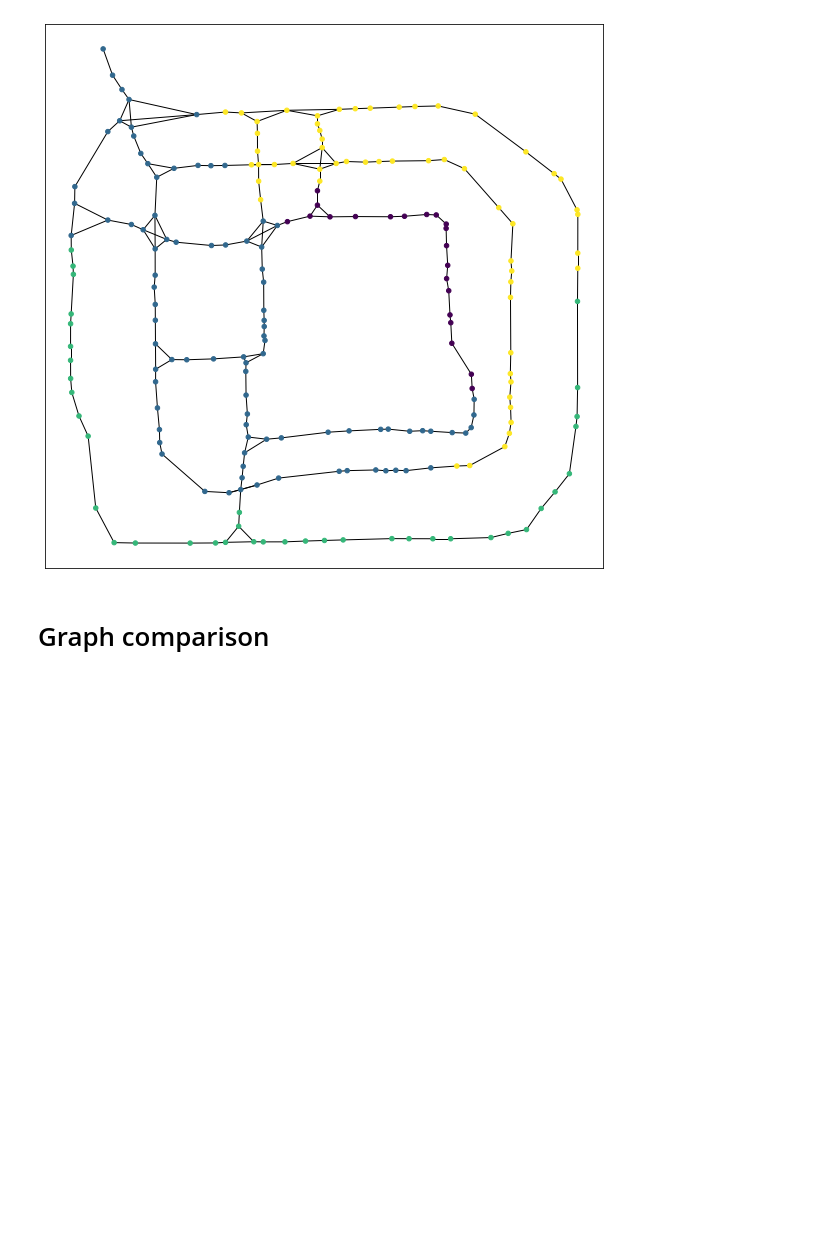
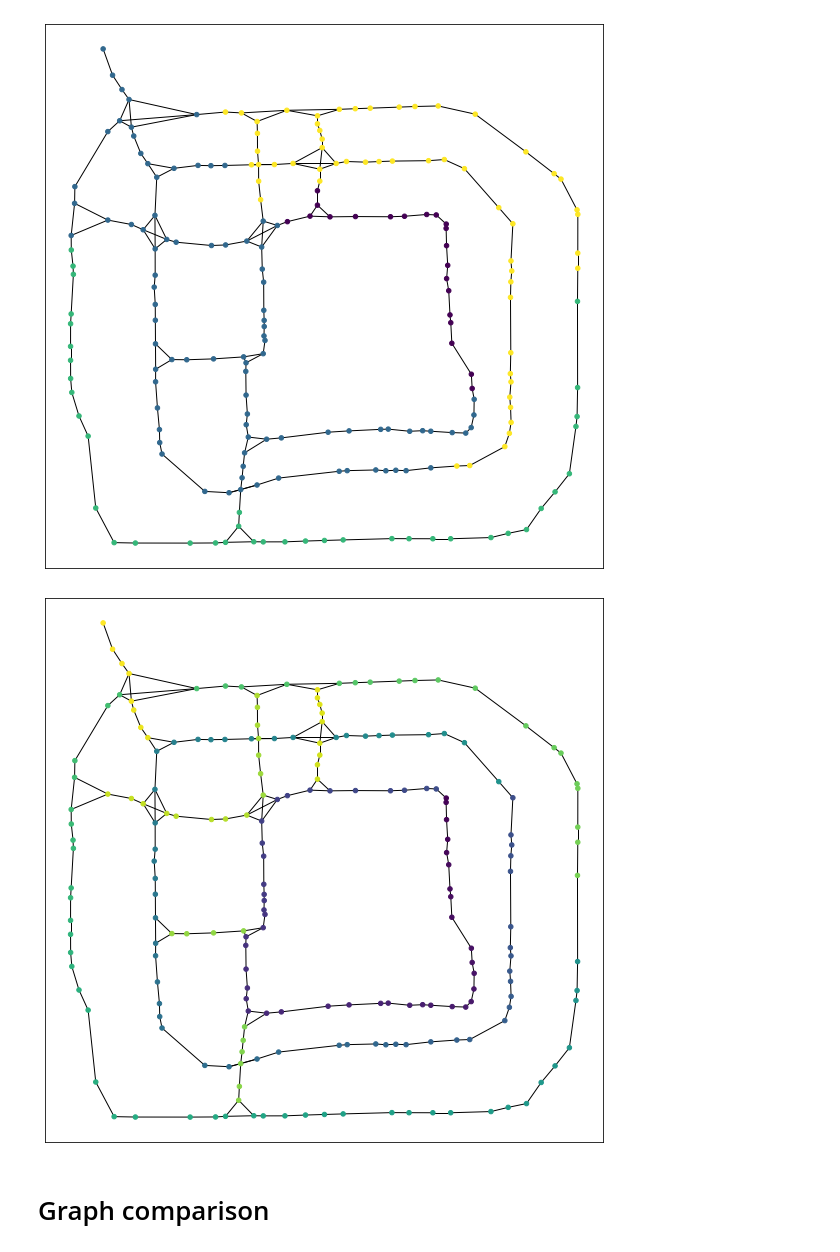
Before and after one commit to HaTT2018/NET_louvain_DAN, a Jupyter notebook: search_rand_seed.ipynb, the cells around one changed output. Saved outputs shown, nothing was run; the diff lists cells and outputs as text; code cells hidden in the pictures; blank space fills up the shorter version.

```diff
--- a/search_rand_seed.ipynb
+++ b/search_rand_seed.ipynb
@@ -742,6 +742,19 @@ nx.draw_networkx(G, pos = npos, node_size=20, node_color=list(partition.values()
 #plt.savefig('./res/img/%i_net'%randseed)
 # %% [output]
 [figure]
+# %%
+partition = community_louvain.best_partition(G, resolution=0, weight='weight', random_state=randseed)
+
+# draw the graph
+pos = nx.spring_layout(G)
+# color the nodes according to their partition
+cmap = cm.get_cmap('viridis', max(partition.values()) + 1)
+
+plt.figure(figsize = (10,10))
+nx.draw_networkx(G, pos = npos, node_size=20, node_color=list(partition.values()), with_labels=False)
+#plt.savefig('./res/img/%i_net'%randseed)
+# %% [output]
+[figure, added]
 # %% [markdown]
 # Graph comparison
 # %%
```
Also changed, not shown: parts of 2 cells of this notebook, 2 other files.
